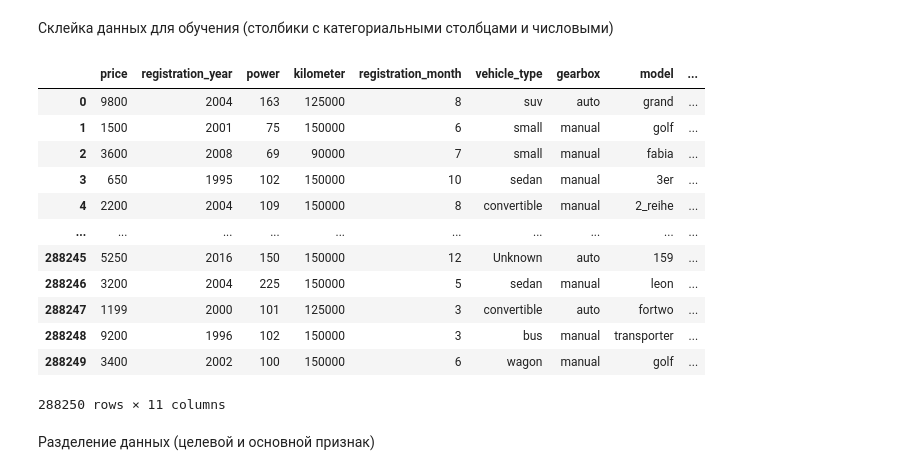
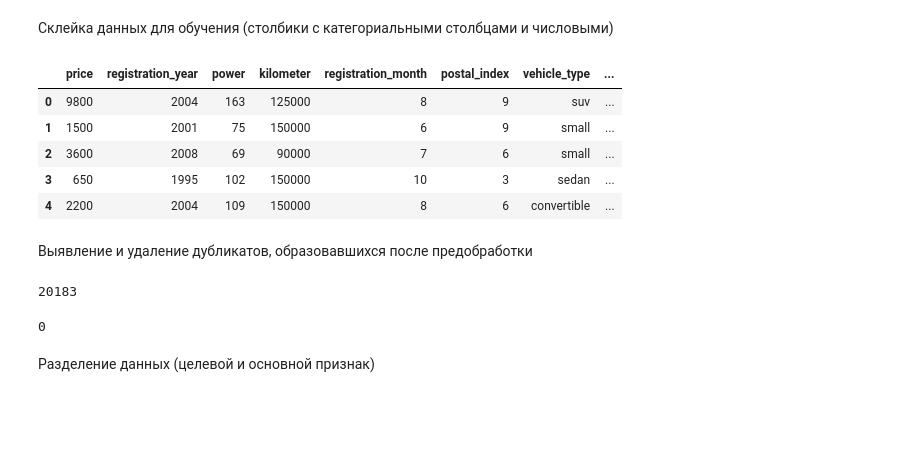
Before and after one commit to butuzovzeleboba/Determining-the-cost-of-cars, a Jupyter notebook: Determining the cost of cars.ipynb, the cells around one changed output. Drawn from its saved outputs; the diff is of its cells as text; code cells hidden in the pictures; blank space fills up the shorter version.

```diff
--- a/Determining the cost of cars.ipynb
+++ b/Determining the cost of cars.ipynb
@@ -305,3 +290,5 @@ data.loc[data['registration_year']==9999]
+# %%
+data = data.loc[(data['registration_year'] <= 2016) & (data['registration_year'] >= 1950)]
 # %% [markdown]
 Вывод строк из столбика gearbox в которых есть пропуски
 # %%
@@ -795,0 +759,8 @@ len(data['postal_code'].unique())
+# %%
+data["postal_code"]=data["postal_code"].astype('str')
+index = []
+for word in np.array(data['postal_code']):
+    number = word[0]
+    index.append(number)
+data["postal_index"]=index
+data["postal_index"]=data["postal_index"].astype('int')
@@ -803,6 +778,5 @@ len(data['postal_code'].unique())
 num_columns=[]
 for column in data.select_dtypes(include=['int']):
     num_columns.append(column)
-num_columns.remove('postal_code')
 num_columns
 # %% [output]
@@ -813,6 +792,7 @@ num_columns
 str_columns=[]
 for column in data.select_dtypes(include=['object']):
     str_columns.append(column)
+str_columns.remove('postal_code')
 str_columns
 # %% [output]
 ['vehicle_type', 'gearbox', 'model', 'fuel_type', 'brand', 'repaired']
@@ -898,24 +875,27 @@ for col in num_columns:
 # %% [markdown]
 Склейка данных для обучения (столбики с категориальными столбцами и числовыми)
 # %%
-combined_columns = num_columns + str_columns
 data_find=data[combined_columns]
 data_find=data_find.reset_index(drop=True)
-data_find
+data_find.head()
 # %% [output]
-|  | price | registration_year | power | kilometer | registration_month | vehicle_type | gearbox | model | ... |
-| 0 | 9800 | 2004 | 163 | 125000 | 8 | suv | auto | grand | ... |
-| 1 | 1500 | 2001 | 75 | 150000 | 6 | small | manual | golf | ... |
-| 2 | 3600 | 2008 | 69 | 90000 | 7 | small | manual | fabia | ... |
-| 3 | 650 | 1995 | 102 | 150000 | 10 | sedan | manual | 3er | ... |
-| 4 | 2200 | 2004 | 109 | 150000 | 8 | convertible | manual | 2_reihe | ... |
-| ... | ... | ... | ... | ... | ... | ... | ... | ... | ... |
-| 288245 | 5250 | 2016 | 150 | 150000 | 12 | Unknown | auto | 159 | ... |
-| 288246 | 3200 | 2004 | 225 | 150000 | 5 | sedan | manual | leon | ... |
-| 288247 | 1199 | 2000 | 101 | 125000 | 3 | convertible | auto | fortwo | ... |
-| 288248 | 9200 | 1996 | 102 | 150000 | 3 | bus | manual | transporter | ... |
-| 288249 | 3400 | 2002 | 100 | 150000 | 6 | wagon | manual | golf | ... |
+|  | price | registration_year | power | kilometer | registration_month | postal_index | vehicle_type | ... |
+| 0 | 9800 | 2004 | 163 | 125000 | 8 | 9 | suv | ... |
+| 1 | 1500 | 2001 | 75 | 150000 | 6 | 9 | small | ... |
+| 2 | 3600 | 2008 | 69 | 90000 | 7 | 6 | small | ... |
+| 3 | 650 | 1995 | 102 | 150000 | 10 | 3 | sedan | ... |
+| 4 | 2200 | 2004 | 109 | 150000 | 8 | 6 | convertible | ... |
-288250 rows × 11 columns
+# %% [markdown]
+Выявление и удаление дубликатов, образовавшихся после предобработки
+# %%
+data_find.duplicated().sum()
+# %% [output]
+20183
+# %%
+data_find=data_find.drop_duplicates()
+data_find.duplicated().sum()
+# %% [output]
+0
 # %% [markdown]
 Разделение данных (целевой и основной признак)
 # %%
```
Also changed, not shown: parts of 134 cells of this notebook.
